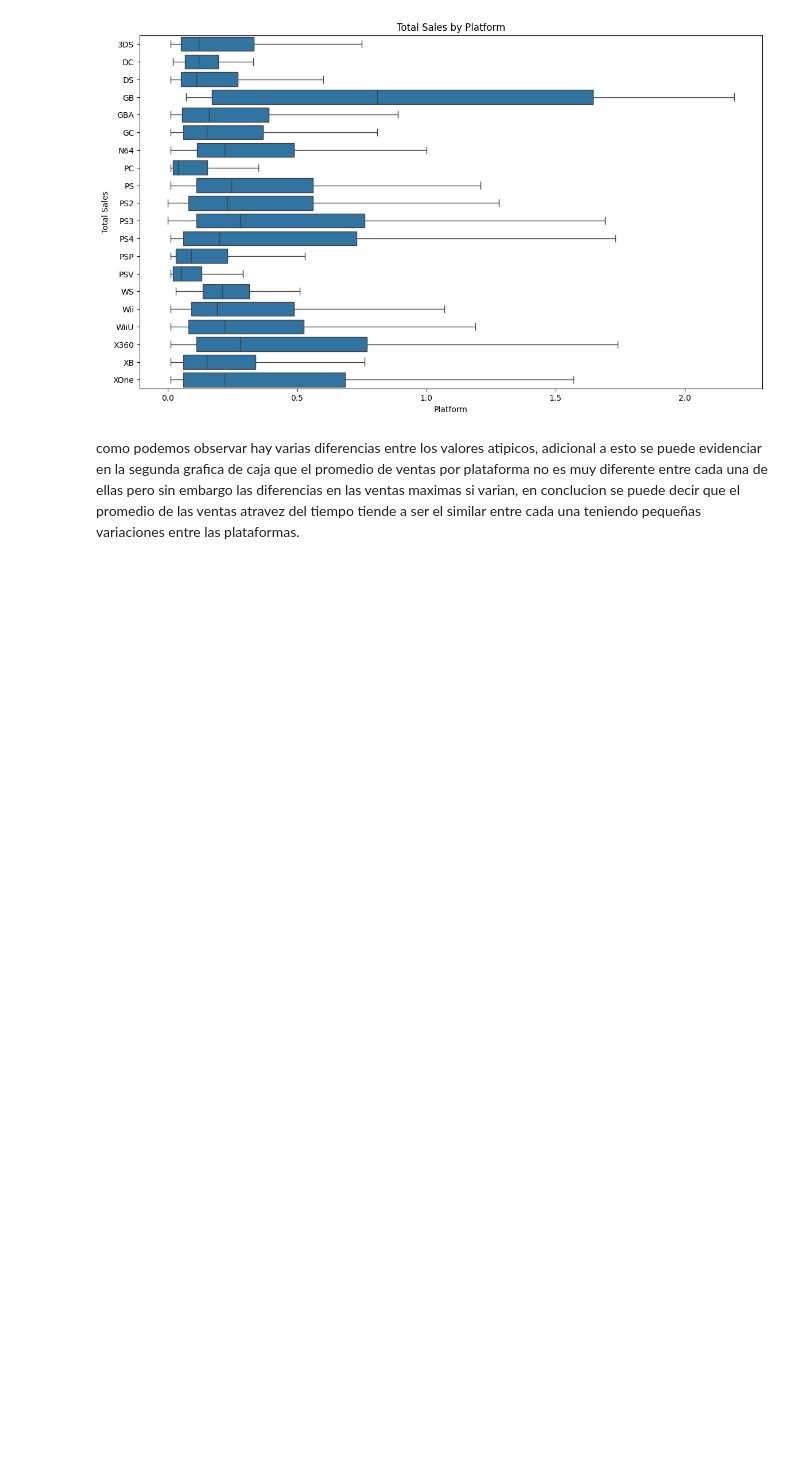
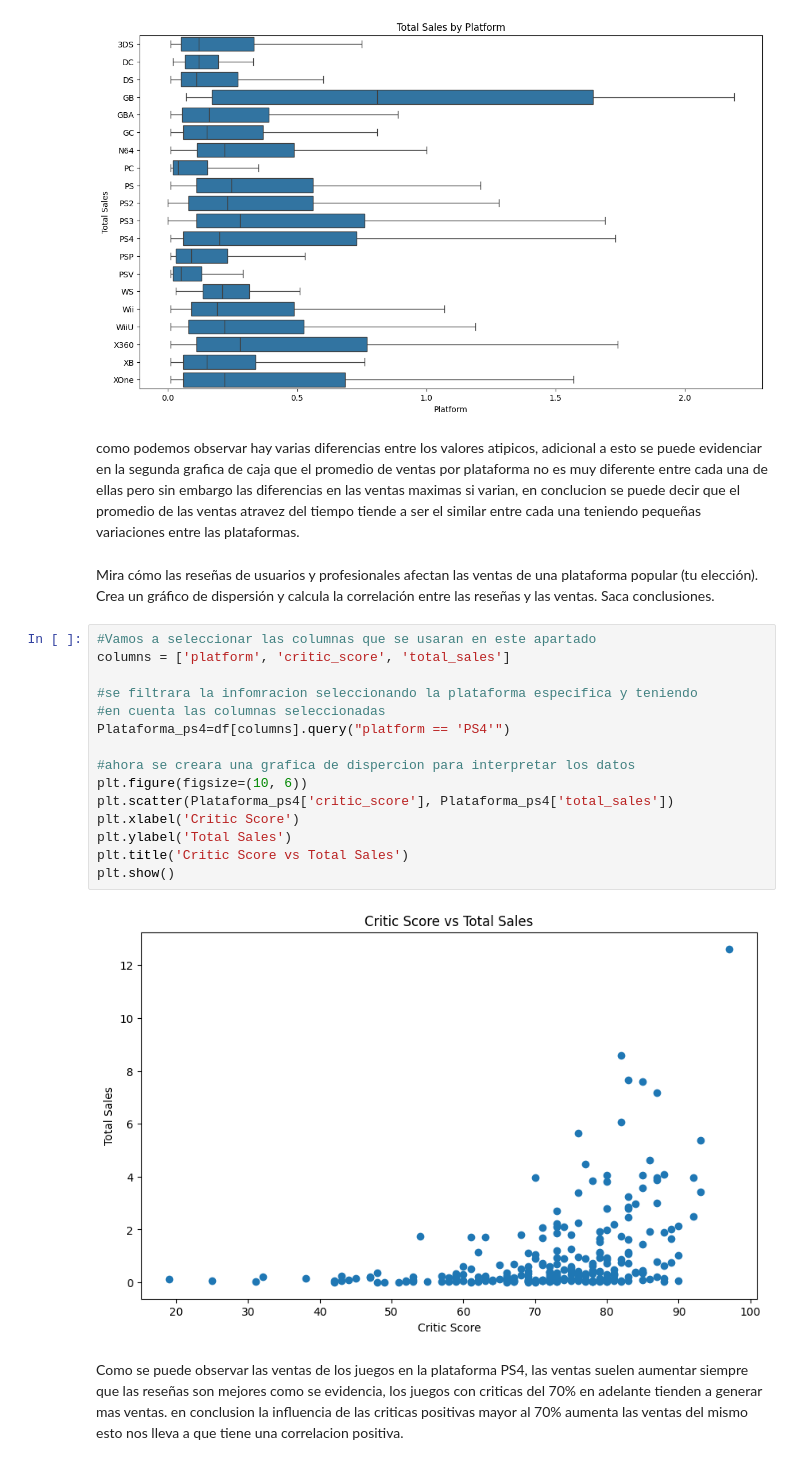
Before and after one commit to Nicobpm/selled_games_around_the_world, a Jupyter notebook: Proyect_games.ipynb, the cells around one changed output. Cells and saved outputs as stored; diff of their text form; blank space fills up the shorter version.

```diff
--- a/Proyect_games.ipynb
+++ b/Proyect_games.ipynb
@@ -248,3 +248,24 @@ plt.show()
 [figure]
 # %% [markdown]
 como podemos observar hay varias diferencias entre los valores atipicos, adicional a esto se puede evidenciar en la segunda grafica de caja que el promedio de ventas por plataforma no es muy diferente entre cada una de ellas pero sin embargo las diferencias en las ventas maximas si varian, en conclucion se puede decir que el promedio de las ventas atravez del tiempo tiende a ser el similar entre cada una teniendo pequeñas variaciones entre las plataformas.
+# %% [markdown]
+Mira cómo las reseñas de usuarios y profesionales afectan las ventas de una plataforma popular (tu elección). Crea un gráfico de dispersión y calcula la correlación entre las reseñas y las ventas. Saca conclusiones.
+# %%
+#Vamos a seleccionar las columnas que se usaran en este apartado
+columns = ['platform', 'critic_score', 'total_sales']
+
+#se filtrara la infomracion seleccionando la plataforma especifica y teniendo
+#en cuenta las columnas seleccionadas
+Plataforma_ps4=df[columns].query("platform == 'PS4'")
+
+#ahora se creara una grafica de dispercion para interpretar los datos
+plt.figure(figsize=(10, 6))
+plt.scatter(Plataforma_ps4['critic_score'], Plataforma_ps4['total_sales'])
+plt.xlabel('Critic Score')
+plt.ylabel('Total Sales')
+plt.title('Critic Score vs Total Sales')
+plt.show()
+# %% [output]
+[figure, added]
+# %% [markdown]
+Como se puede observar las ventas de los juegos en la plataforma PS4, las ventas suelen aumentar siempre que las reseñas son mejores como se evidencia, los juegos con criticas del 70% en adelante tienden a generar mas ventas. en conclusion la influencia de las criticas positivas mayor al 70% aumenta las ventas del mismo esto nos lleva a que tiene una correlacion positiva.
```
Also changed, not shown: parts of 2 cells of this notebook.
